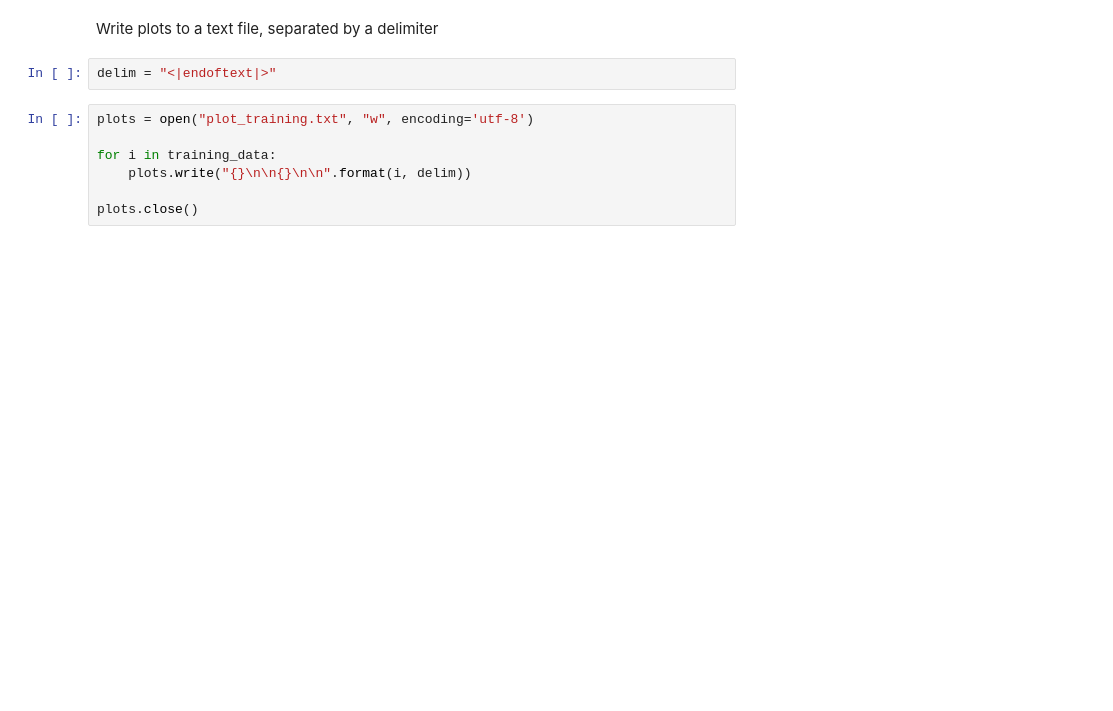
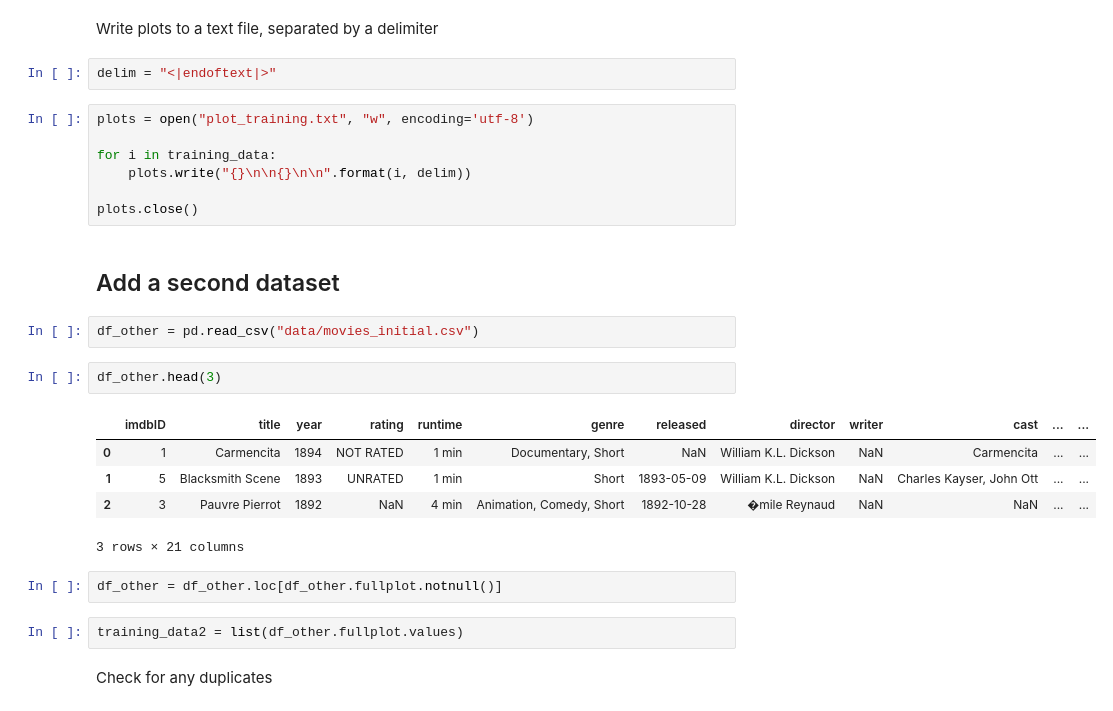
Before and after one commit to rasbot/plot-bot, a Jupyter notebook: prepare_training_data.ipynb, the cells around one changed output. Drawn from its saved outputs; the diff is of its cells as text; blank space fills up the shorter version.

```diff
--- a/prepare_training_data.ipynb
+++ b/prepare_training_data.ipynb
@@ -139,3 +140,21 @@ for i in training_data:
     plots.write("{}\n\n{}\n\n".format(i, delim))
 
 plots.close()
+# %% [markdown]
+## Add a second dataset
+# %%
+df_other = pd.read_csv("data/movies_initial.csv")
+# %%
+df_other.head(3)
+# %% [output]
+|  | imdbID | title | year | rating | runtime | genre | released | director | writer | cast | ... | ... |
+| 0 | 1 | Carmencita | 1894 | NOT RATED | 1 min | Documentary, Short | NaN | William K.L. Dickson | NaN | Carmencita | ... | ... |
+| 1 | 5 | Blacksmith Scene | 1893 | UNRATED | 1 min | Short | 1893-05-09 | William K.L. Dickson | NaN | Charles Kayser, John Ott | ... | ... |
+| 2 | 3 | Pauvre Pierrot | 1892 | NaN | 4 min | Animation, Comedy, Short | 1892-10-28 | �mile Reynaud | NaN | NaN | ... | ... |
+3 rows × 21 columns
+# %%
+df_other = df_other.loc[df_other.fullplot.notnull()]
+# %%
+training_data2 = list(df_other.fullplot.values)
+# %% [markdown]
+Check for any duplicates
```
Also changed, not shown: parts of 23 cells of this notebook.
